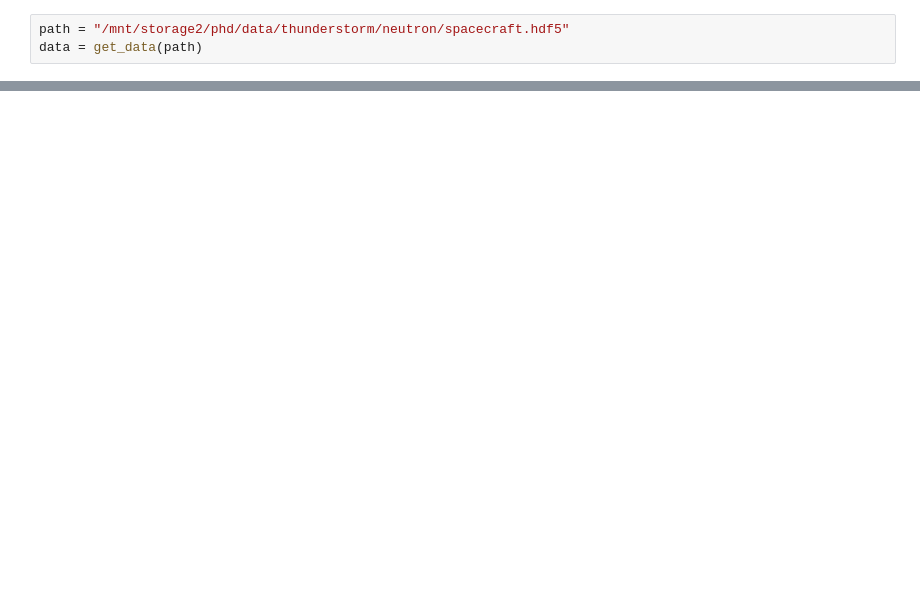
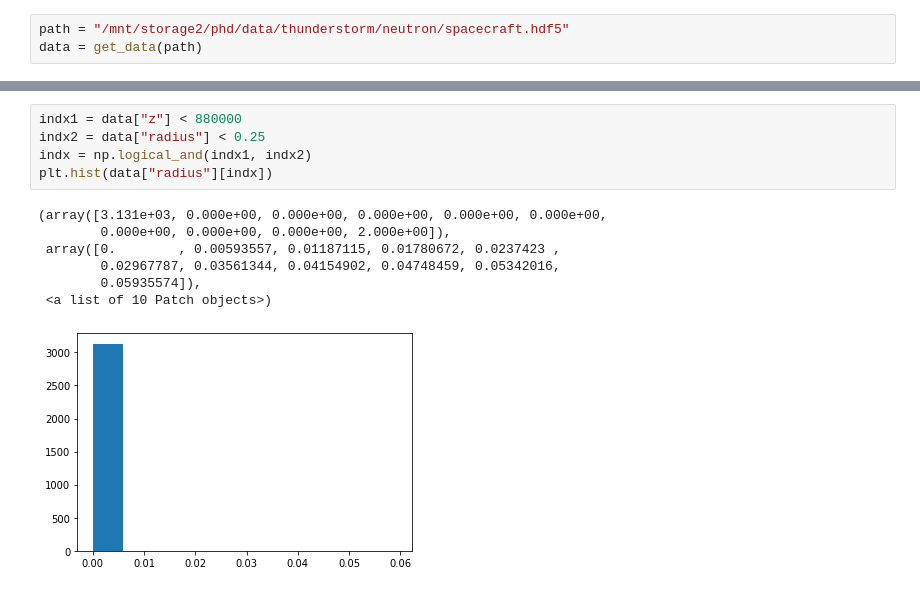
Before and after one commit to Zelenyy/phd-code, a Jupyter notebook: notebooks/22.NeutronCheebes.ipynb, the cells around one changed output, grey strips where cells are left out. Saved outputs shown, nothing was run; the diff lists cells and outputs as text; blank space fills up the shorter version.

```diff
--- a/notebooks/22.NeutronCheebes.ipynb
+++ b/notebooks/22.NeutronCheebes.ipynb
@@ -72,0 +97,13 @@ plot_spacecraft(data)
+# %%
+indx1 = data["z"] < 880000
+indx2 = data["radius"] < 0.25
+indx = np.logical_and(indx1, indx2)
+plt.hist(data["radius"][indx])
+# %% [output]
+(array([3.131e+03, 0.000e+00, 0.000e+00, 0.000e+00, 0.000e+00, 0.000e+00,
+        0.000e+00, 0.000e+00, 0.000e+00, 2.000e+00]),
+ array([0.        , 0.00593557, 0.01187115, 0.01780672, 0.0237423 ,
+        0.02967787, 0.03561344, 0.04154902, 0.04748459, 0.05342016,
+        0.05935574]),
+ <a list of 10 Patch objects>)
+[figure, added]
```
Also changed, not shown: parts of 12 cells of this notebook, 3 other files.
